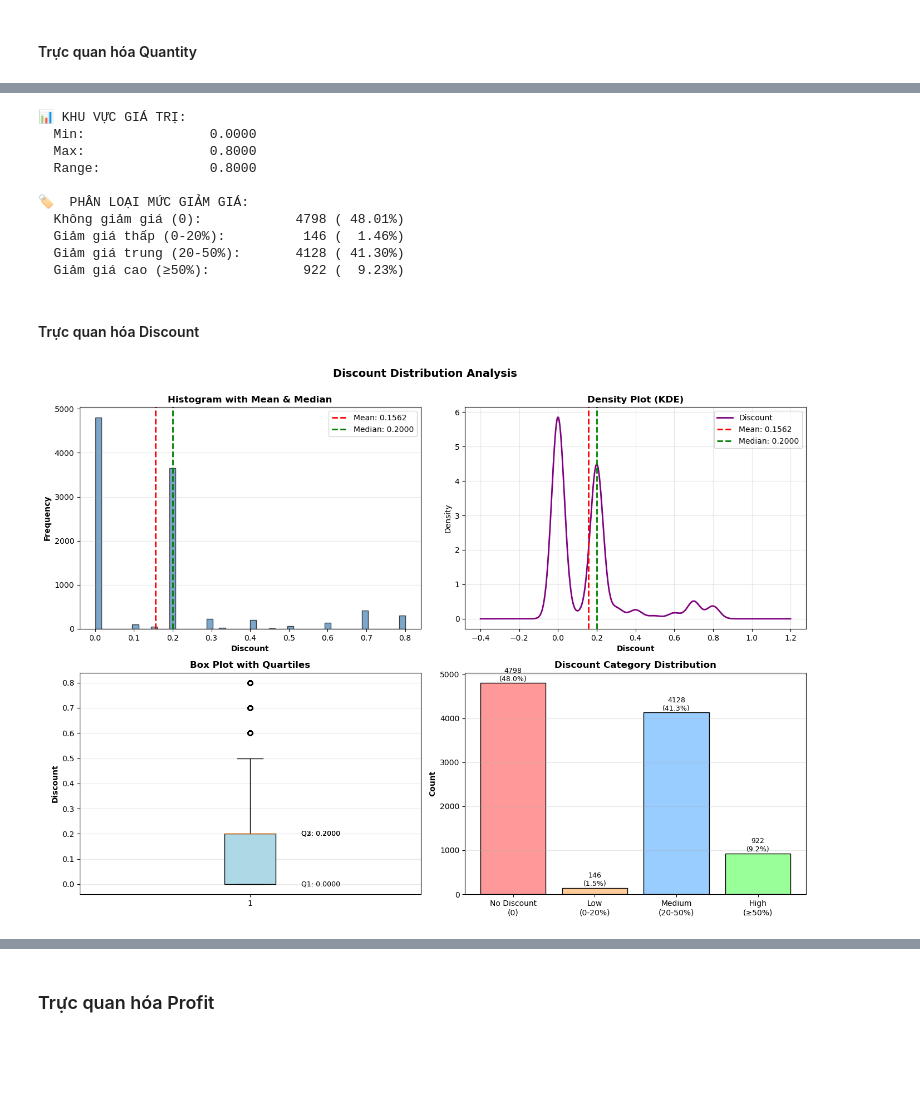
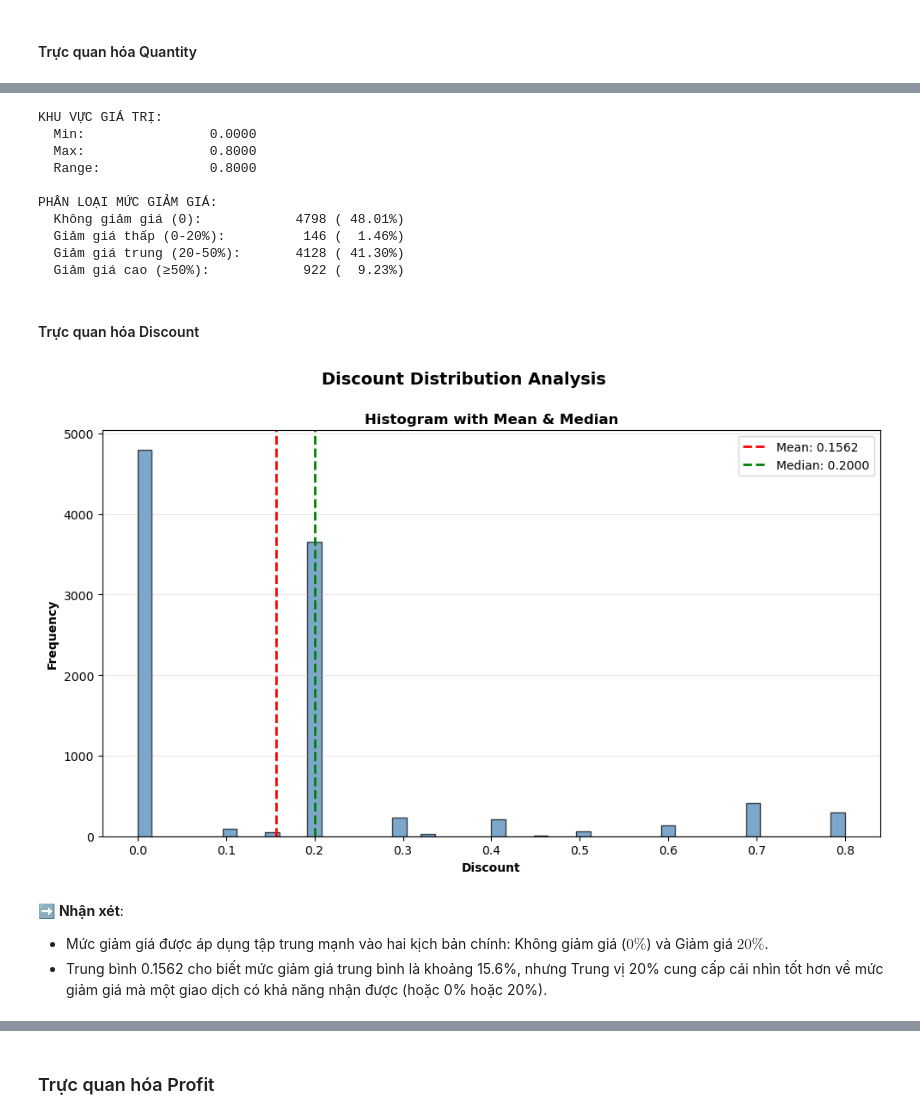
Before and after one commit to TThanhc/Superstore_Sales_Analysis, a Jupyter notebook: Data_CEPA.ipynb, the cells around one changed output, grey strips where cells are left out. Drawn from its saved outputs; the diff is of its cells as text; code cells hidden in the pictures; blank space fills up the shorter version.

```diff
--- a/Data_CEPA.ipynb
+++ b/Data_CEPA.ipynb
@@ -1269,5 +885,5 @@ PHÂN TÍCH DISCOUNT - DISTRIBUTION & CENTRAL TENDENCY
 # %%
-print(f"\n📊 KHU VỰC GIÁ TRỊ:")
+print(f"\nKHU VỰC GIÁ TRỊ:")
 print(f"  Min:  {data['Discount'].min():>20.4f}")
 print(f"  Max:  {data['Discount'].max():>20.4f}")
 print(f"  Range: {data['Discount'].max() - data['Discount'].min():>19.4f}")
@@ -1278,18 +894,18 @@ low_discount = ((data['Discount'] > 0) & (data['Discount'] < 0.2)).sum()
 medium_discount = ((data['Discount'] >= 0.2) & (data['Discount'] < 0.5)).sum()
 high_discount = (data['Discount'] >= 0.5).sum()
 
-print(f"\n🏷️  PHÂN LOẠI MỨC GIẢM GIÁ:")
+print(f"\nPHÂN LOẠI MỨC GIẢM GIÁ:")
 print(f"  Không giảm giá (0):      {no_discount:>10} ({(no_discount/len(data))*100:>6.2f}%)")
 print(f"  Giảm giá thấp (0-20%):   {low_discount:>10} ({(low_discount/len(data))*100:>6.2f}%)")
 print(f"  Giảm giá trung (20-50%): {medium_discount:>10} ({(medium_discount/len(data))*100:>6.2f}%)")
 print(f"  Giảm giá cao (≥50%):     {high_discount:>10} ({(high_discount/len(data))*100:>6.2f}%)")
 # %% [output]
-📊 KHU VỰC GIÁ TRỊ:
+KHU VỰC GIÁ TRỊ:
   Min:                0.0000
   Max:                0.8000
   Range:              0.8000
 
-🏷️  PHÂN LOẠI MỨC GIẢM GIÁ:
+PHÂN LOẠI MỨC GIẢM GIÁ:
   Không giảm giá (0):            4798 ( 48.01%)
   Giảm giá thấp (0-20%):          146 (  1.46%)
   Giảm giá trung (20-50%):       4128 ( 41.30%)
@@ -1297,55 +913,25 @@ print(f"  Giảm giá cao (≥50%):     {high_discount:>10} ({(high_discount/len
 # %% [markdown]
 #### Trực quan hóa Discount
 # %%
-fig, axes = plt.subplots(2, 2, figsize=(14, 10))
+fig, axes = plt.subplots(figsize=(10, 6))
 fig.suptitle('Discount Distribution Analysis', fontsize=14, fontweight='bold', y=1.00)
 
-# 1. Histogram with mean/median
-axes[0, 0].hist(data['Discount'], bins=50, color='steelblue', edgecolor='black', alpha=0.7)
-axes[0, 0].axvline(mean_discount, color='red', linestyle='--', linewidth=2, label=f'Mean: {mean_discount:.4f}')
-axes[0, 0].axvline(median_discount, color='green', linestyle='--', linewidth=2, label=f'Median: {median_discount:.4f}')
-axes[0, 0].set_xlabel('Discount', fontweight='bold')
-axes[0, 0].set_ylabel('Frequency', fontweight='bold')
-axes[0, 0].set_title('Histogram with Mean & Median', fontweight='bold')
-axes[0, 0].legend()
-axes[0, 0].grid(axis='y', alpha=0.3)
-
-# 2. Density plot (KDE)
-data['Discount'].plot(kind='density', ax=axes[0, 1], color='purple', linewidth=2)
-axes[0, 1].axvline(mean_discount, color='red', linestyle='--', linewidth=2, label=f'Mean: {mean_discount:.4f}')
-axes[0, 1].axvline(median_discount, color='green', linestyle='--', linewidth=2, label=f'Median: {median_discount:.4f}')
-axes[0, 1].set_xlabel('Discount', fontweight='bold')
-axes[0, 1].set_title('Density Plot (KDE)', fontweight='bold')
-axes[0, 1].legend()
-axes[0, 1].grid(alpha=0.3)
-
-# 3. Box plot
-bp = axes[1, 0].boxplot(data['Discount'], vert=True, patch_artist=True)
-bp['boxes'][0].set_facecolor('lightblue')
-axes[1, 0].set_ylabel('Discount', fontweight='bold')
-axes[1, 0].set_title('Box Plot with Quartiles', fontweight='bold')
-axes[1, 0].grid(axis='y', alpha=0.3)
-
-# Add quartile labels
-q1_discount = data['Discount'].quantile(0.25)
-q3_discount = data['Discount'].quantile(0.75)
-axes[1, 0].text(1.15, q1_discount, f'Q1: {q1_discount:.4f}', fontsize=9, va='center')
-axes[1, 0].text(1.15, median_discount, f'Q2: {median_discount:.4f}', fontsize=9, va='center')
-axes[1, 0].text(1.15, q3_discount, f'Q3: {q3_discount:.4f}', fontsize=9, va='center')
-
-# 4. Category bar chart
-categories = ['No Discount\n(0)', 'Low\n(0-20%)', 'Medium\n(20-50%)', 'High\n(≥50%)']
-counts = [no_discount, low_discount, medium_discount, high_discount]
-colors_disc = ['#ff9999', '#ffcc99', '#99ccff', '#99ff99']
-axes[1, 1].bar(categories, counts, color=colors_disc, edgecolor='black')
-axes[1, 1].set_ylabel('Count', fontweight='bold')
-axes[1, 1].set_title('Discount Category Distribution', fontweight='bold')
-axes[1, 1].grid(axis='y', alpha=0.3)
-for i, v in enumerate(counts):
-    pct = (v / len(data)) * 100
-    axes[1, 1].text(i, v + 50, f'{v}\n({pct:.1f}%)', ha='center', fontsize=9)
+# Histogram with mean/median
+axes.hist(data['Discount'], bins=50, color='steelblue', edgecolor='black', alpha=0.7)
+axes.axvline(mean_discount, color='red', linestyle='--', linewidth=2, label=f'Mean: {mean_discount:.4f}')
+axes.axvline(median_discount, color='green', linestyle='--', linewidth=2, label=f'Median: {median_discount:.4f}')
+axes.set_xlabel('Discount', fontweight='bold')
+axes.set_ylabel('Frequency', fontweight='bold')
+axes.set_title('Histogram with Mean & Median', fontweight='bold')
+axes.legend()
+axes.grid(axis='y', alpha=0.3)
 
 plt.tight_layout()
 plt.show()
 # %% [output]
-[figure, old version]
+[figure, new version]
+# %% [markdown]
+➡️ **Nhận xét**:
+
+- Mức giảm giá được áp dụng tập trung mạnh vào hai kịch bản chính: Không giảm giá ($0\%$) và Giảm giá $20\%$.
+- Trung bình 0.1562 cho biết mức giảm giá trung bình là khoảng 15.6%, nhưng Trung vị 20% cung cấp cái nhìn tốt hơn về mức giảm giá mà một giao dịch có khả năng nhận được (hoặc 0% hoặc 20%).
```
Also changed, not shown: parts of 60 cells of this notebook.
